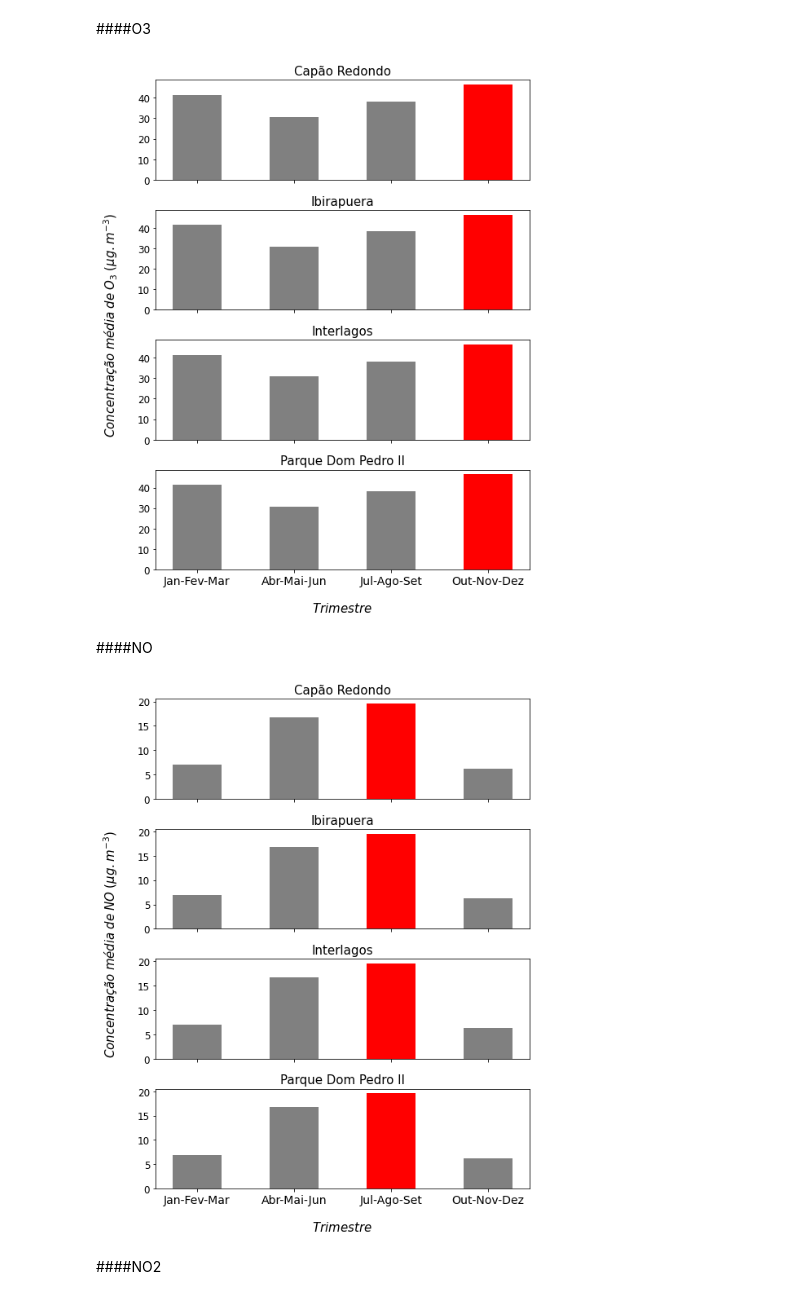
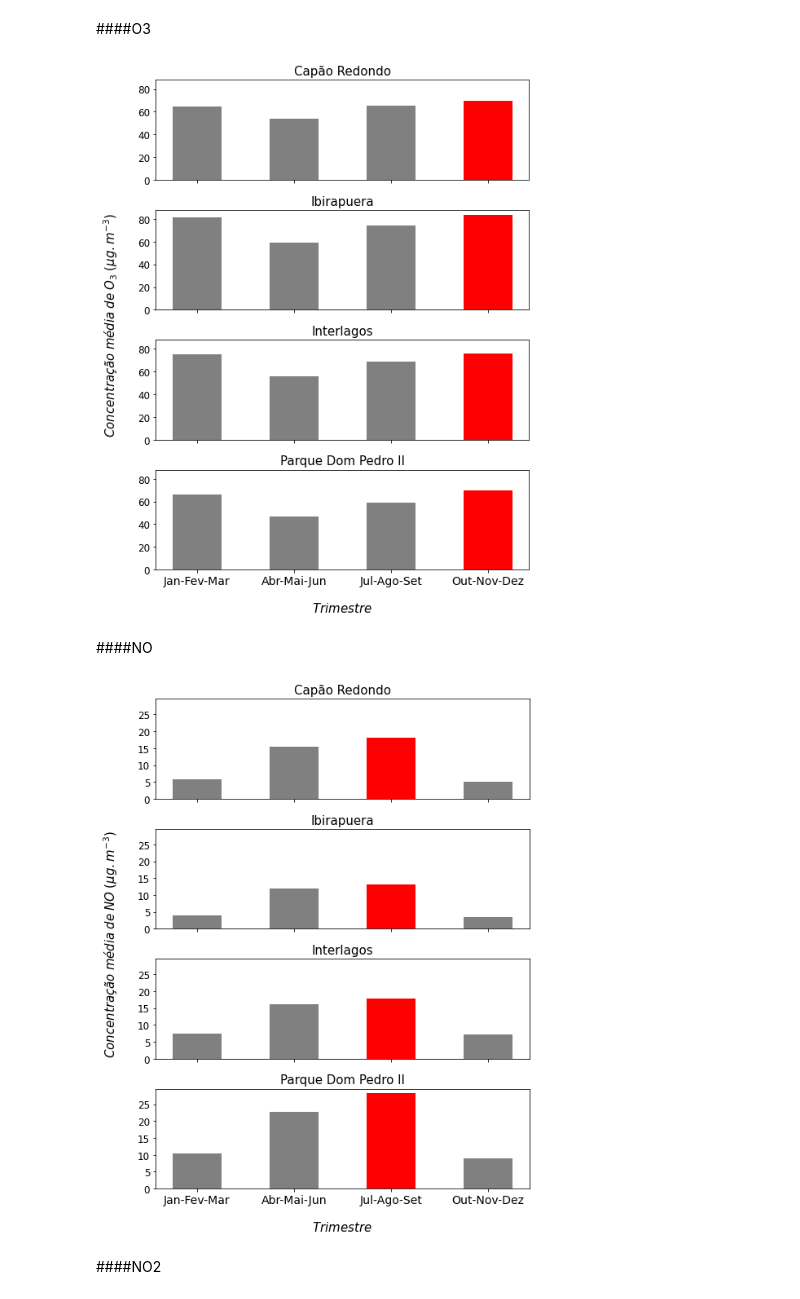
Before and after one commit to antoniogss/air_quality, a Jupyter notebook: graphs_cetesb.ipynb, the cells around one changed output. Saved outputs shown, nothing was run; the diff lists cells and outputs as text; code cells hidden in the pictures.

```diff
--- a/graphs_cetesb.ipynb
+++ b/graphs_cetesb.ipynb
@@ -40,7 +40,7 @@ dir = '/content/gdrive/MyDrive/air_quality/images/'
 #Load the csv file into a DF
 # %%
 #@title
-df = pd.read_csv('df.csv')
+df = pd.read_csv('df.csv', parse_dates=['data_hora'])
 df.drop('Unnamed: 0', axis=1,inplace=True)
 df.replace([np.inf, -np.inf], np.nan, inplace=True)
 # df.head()
@@ -316,3 +318,11 @@ pq_year['ano'] = year_list
+# %%
+start = 11
+stop = 18
+horas = list(range(start,stop+1))
+
+df['horas'] = df['data_hora'].dt.hour
+
+# df.head()
 # %% [markdown]
 ##Day
 # %% [markdown]
@@ -1446,12 +1587,12 @@ quarter_year['trimestre_nom'] = quarter_ptbr
 x_cp_year = cp_by_quarter_year['trimestre_nom']
 x_ib_year = ib_by_quarter_year['trimestre_nom']
 x_inter_year = inter_by_quarter_year['trimestre_nom']
-x_pq_year = pq_by_quarter_year['trimestre_nom']
+x_pd_year = pd_by_quarter_year['trimestre_nom']
 
 y_cp_year_o3 = cp_by_quarter_year['O3']
 y_ib_year_o3 = ib_by_quarter_year['O3']
 y_inter_year_o3 = inter_by_quarter_year['O3']
-y_pq_year_o3 = pq_by_quarter_year['O3']
+y_pd_year_o3 = pd_by_quarter_year['O3']
 
 width = 0.5
 
@@ -1464,8 +1605,8 @@ color_2 = ['r' if (bar == max(y_ib_year_o3))
 color_3 = ['r' if (bar == max(y_inter_year_o3))
               else 'grey' for bar in y_inter_year_o3]
 
-color_4 = ['r' if (bar == max(y_pq_year_o3))
-              else 'grey' for bar in y_pq_year_o3]
+color_4 = ['r' if (bar == max(y_pd_year_o3))
+              else 'grey' for bar in y_pd_year_o3]
 
 fig, (ax1, ax2, ax3, ax4) = plt.subplots(nrows=4,
                                          ncols=1,
@@ -1480,7 +1621,7 @@ ax2.bar(x_ib_year, y_ib_year_o3, label='Ibirapuera',
         color=color_2,width = width)
 ax3.bar(x_inter_year, y_inter_year_o3, label='Interlagos',
         color=color_3,width = width)
-ax4.bar(x_pq_year, y_pq_year_o3, label='Parque Dom Pedro II',
+ax4.bar(x_pd_year, y_pd_year_o3, label='Parque Dom Pedro II',
         color=color_4,width = width)
 
 # ax1.legend()
@@ -1540,7 +1681,7 @@ plt.savefig(
 
 plt.show()
 # %% [output]
-[figure, old version]
+[figure, new version]
 # %% [markdown]
 ####NO
 # %%
@@ -1548,12 +1689,12 @@ plt.show()
 x_cp_year = cp_by_quarter_year['trimestre_nom']
 x_ib_year = ib_by_quarter_year['trimestre_nom']
 x_inter_year = inter_by_quarter_year['trimestre_nom']
-x_pq_year = pq_by_quarter_year['trimestre_nom']
+x_pd_year = pd_by_quarter_year['trimestre_nom']
 
 y_cp_year_no = cp_by_quarter_year['NO']
 y_ib_year_no = ib_by_quarter_year['NO']
 y_inter_year_no = inter_by_quarter_year['NO']
-y_pq_year_no = pq_by_quarter_year['NO']
+y_pd_year_no = pd_by_quarter_year['NO']
 
 width = 0.5
 
@@ -1566,8 +1707,8 @@ color_2 = ['r' if (bar == max(y_ib_year_no))
 color_3 = ['r' if (bar == max(y_inter_year_no))
               else 'grey' for bar in y_inter_year_no]
 
-color_4 = ['r' if (bar == max(y_pq_year_no))
-              else 'grey' for bar in y_pq_year_no]
+color_4 = ['r' if (bar == max(y_pd_year_no))
+              else 'grey' for bar in y_pd_year_no]
 
 fig, (ax1, ax2, ax3, ax4) = plt.subplots(nrows=4,
                                          ncols=1,
@@ -1582,7 +1723,7 @@ ax2.bar(x_ib_year, y_ib_year_no, label='Ibirapuera',
         color=color_2,width = width)
 ax3.bar(x_inter_year, y_inter_year_no, label='Interlagos',
         color=color_3,width = width)
-ax4.bar(x_pq_year, y_pq_year_no, label='Parque Dom Pedro II',
+ax4.bar(x_pd_year, y_pd_year_no, label='Parque Dom Pedro II',
         color=color_4,width = width)
 
 # ax1.legend()
@@ -1616,34 +1757,34 @@ plt.tick_params(labelcolor='none',
                 bottom=False,
                 left=False,
                 right=False)
 
 plt.xlabel("\n$Trimestre$",fontsize=15)
 plt.ylabel("$Concentração\;média\;de\;NO\;(µg.m^{-3})$\n",fontsize=15)
 
 plt.setp(ax4.get_xticklabels(),
          fontsize=14
         )
 
 plt.setp([ax1.get_yticklabels(),
           ax2.get_yticklabels(),
           ax3.get_yticklabels(),
           ax4.get_yticklabels()],
          fontsize=12
          )
 
 
 plt.tight_layout()
 
 plt.savefig(
               dir + 'no_media_trimestre.png',
               transparent = True,
               bbox_inches = 'tight',
               dpi = 500
             )
 
 plt.show()
 # %% [output]
-[figure, old version]
+[figure, new version]
 # %% [markdown]
 ####NO2
 # %%
```
Also changed, not shown: parts of 29 cells of this notebook.
